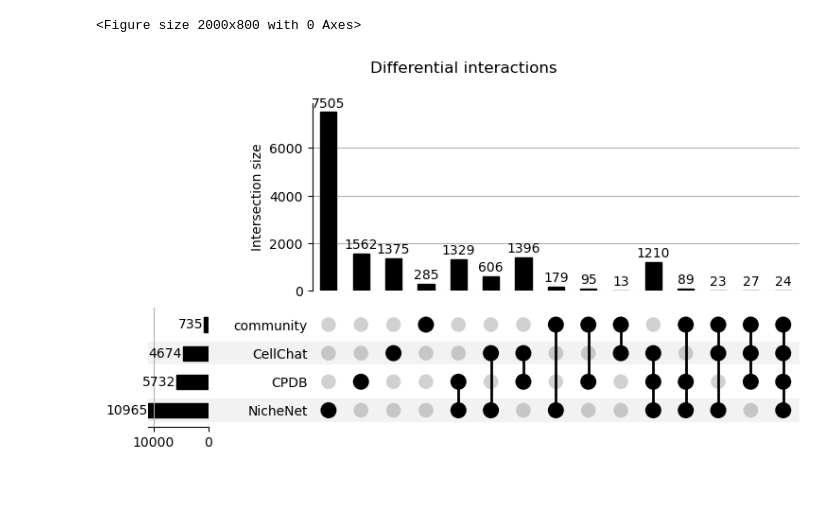
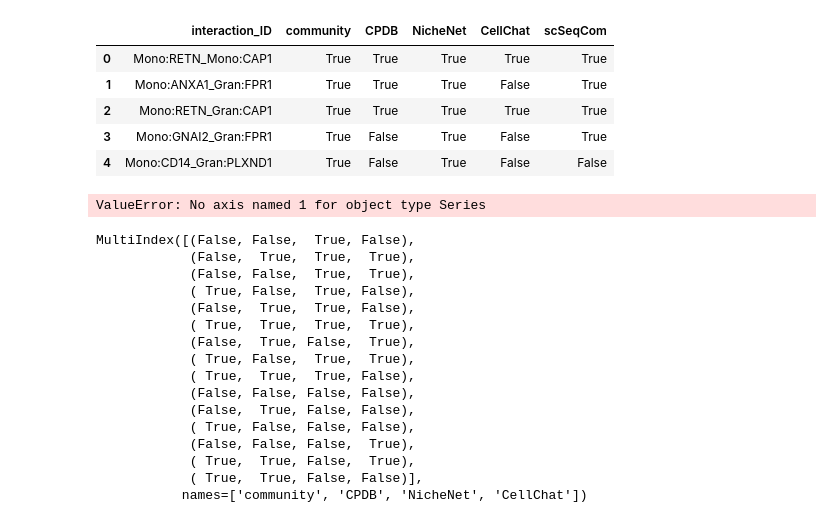
Before and after one commit to colomemaria/community-paper, a Jupyter notebook: src/method_comparison/compare_algorithms/compare_results/Upset_Plots.ipynb, the cells around one changed output. Drawn from its saved outputs; the diff is of its cells as text; code cells hidden in the pictures; blank space fills up the shorter version.

```diff
--- a/src/method_comparison/compare_algorithms/compare_results/Upset_Plots.ipynb
+++ b/src/method_comparison/compare_algorithms/compare_results/Upset_Plots.ipynb
@@ -24,10 +35 @@ plt.show()
-# %%
-plt.figure(figsize=(20, 8))
-upset = UpSet(counts_differential_interactions, show_counts=True, sort_by='degree', intersection_plot_elements = 6)
-upset.plot()
-plt.suptitle('Differential interactions')
-plt.show()
-# %% [output]
-<Figure size 2000x800 with 0 Axes>
-[figure, removed]
 # %%
@@ -34,0 +37,9 @@ good_qc_interactions = pd.read_csv("outs/good_qc_interactions_df.csv")
+# %%
+good_qc_interactions.head()
+# %% [output]
+|  | interaction_ID | community | CPDB | NicheNet | CellChat | scSeqCom |
+| 0 | Mono:RETN_Mono:CAP1 | True | True | True | True | True |
+| 1 | Mono:ANXA1_Gran:FPR1 | True | True | True | False | True |
+| 2 | Mono:RETN_Gran:CAP1 | True | True | True | True | True |
+| 3 | Mono:GNAI2_Gran:FPR1 | True | False | True | False | True |
+| 4 | Mono:CD14_Gran:PLXND1 | True | False | True | False | False |
@@ -36,3 +49,26 @@ good_qc_interactions = pd.read_csv("outs/good_qc_interactions_df.csv")
 good_qc_interactions = good_qc_interactions.set_index('interaction_ID')[['community', 'CPDB', 'NicheNet', 'CellChat']]
 # %%
 counts_good_qc_interactions = good_qc_interactions.value_counts()
+# %%
+counts_good_qc_interactions.rename({'NicheNet': 'f1'}, level=1, axis=1)
+# %% [output]
+ValueError: No axis named 1 for object type Series
+# %%
+counts_good_qc_interactions.index
+# %% [output]
+MultiIndex([(False, False,  True, False),
+            (False,  True,  True,  True),
+            (False, False,  True,  True),
+            ( True, False,  True, False),
+            (False,  True,  True, False),
+            ( True,  True,  True,  True),
+            (False,  True, False,  True),
+            ( True, False,  True,  True),
+            ( True,  True,  True, False),
+            (False, False, False, False),
+            (False,  True, False, False),
+            ( True, False, False, False),
+            (False, False, False,  True),
+            ( True,  True, False,  True),
+            ( True,  True, False, False)],
+           names=['community', 'CPDB', 'NicheNet', 'CellChat'])
```
Also changed, not shown: parts of 7 cells of this notebook, 35 other files.
